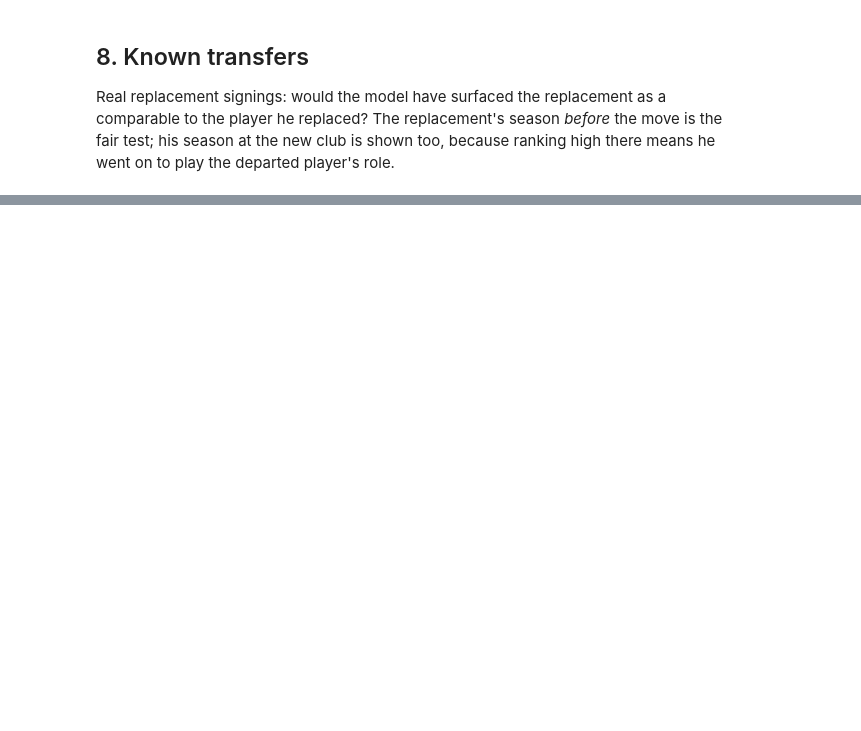
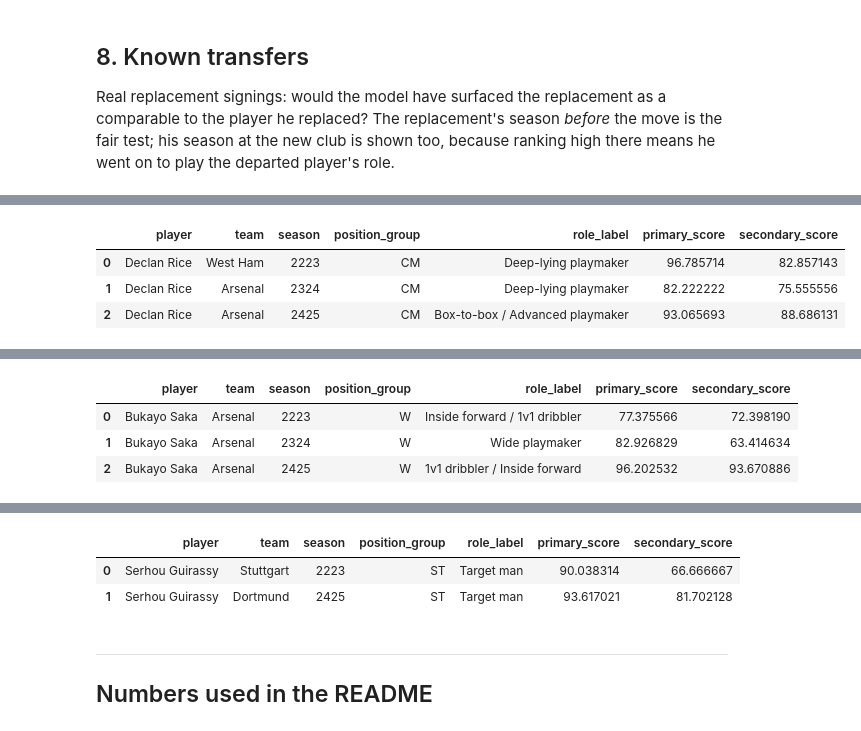
Before and after one commit to felipeaguilarch/recruitment-and-player-similarity, a Jupyter notebook: notebooks/validation.ipynb, the cells around one changed output, grey strips where cells are left out. Saved outputs shown, nothing was run; the diff lists cells and outputs as text; code cells hidden in the pictures; blank space fills up the shorter version.

```diff
--- a/notebooks/validation.ipynb
+++ b/notebooks/validation.ipynb
@@ -342,0 +559,16 @@ print(f"Smallest position group:              {features['position_group'].value_
+# %%
+def role_history(name):
+    """A player's role label in each of his seasons."""
+    rows = find(name).merge(roles, on=["player_season_id", "position_group"], how="left",
+                            suffixes=("", "_role"))
+    return rows[["player", "team", "season", "position_group", "role_label",
+                 "primary_score", "secondary_score"]].sort_values("season")
+
+
+for name in ["Declan Rice", "Joshua Kimmich", "Bukayo Saka", "Mohamed Salah", "Serhou Guirassy"]:
+    display(role_history(name))
+# %% [output]
+|  | player | team | season | position_group | role_label | primary_score | secondary_score |
+| 0 | Declan Rice | West Ham | 2223 | CM | Deep-lying playmaker | 96.785714 | 82.857143 |
+| 1 | Declan Rice | Arsenal | 2324 | CM | Deep-lying playmaker | 82.222222 | 75.555556 |
+| 2 | Declan Rice | Arsenal | 2425 | CM | Box-to-box / Advanced playmaker | 93.065693 | 88.686131 |
@@ -342,0 +578,4 @@ print(f"Smallest position group:              {features['position_group'].value_
+|  | player | team | season | position_group | role_label | primary_score | secondary_score |
+| 0 | Bukayo Saka | Arsenal | 2223 | W | Inside forward / 1v1 dribbler | 77.375566 | 72.398190 |
+| 1 | Bukayo Saka | Arsenal | 2324 | W | Wide playmaker | 82.926829 | 63.414634 |
+| 2 | Bukayo Saka | Arsenal | 2425 | W | 1v1 dribbler / Inside forward | 96.202532 | 93.670886 |
@@ -342,0 +586,7 @@ print(f"Smallest position group:              {features['position_group'].value_
+|  | player | team | season | position_group | role_label | primary_score | secondary_score |
+| 0 | Serhou Guirassy | Stuttgart | 2223 | ST | Target man | 90.038314 | 66.666667 |
+| 1 | Serhou Guirassy | Dortmund | 2425 | ST | Target man | 93.617021 | 81.702128 |
+# %% [markdown]
+---
+
+## Numbers used in the README
```
Also changed, not shown: parts of 17 cells of this notebook, 19 other files.
